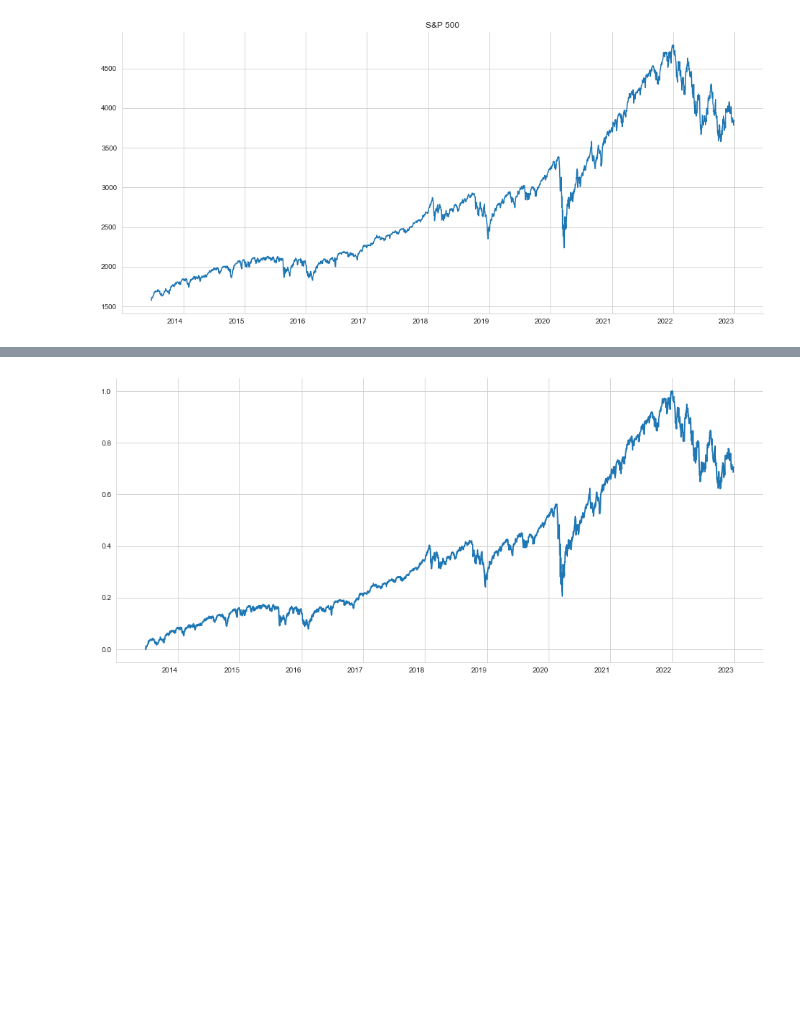
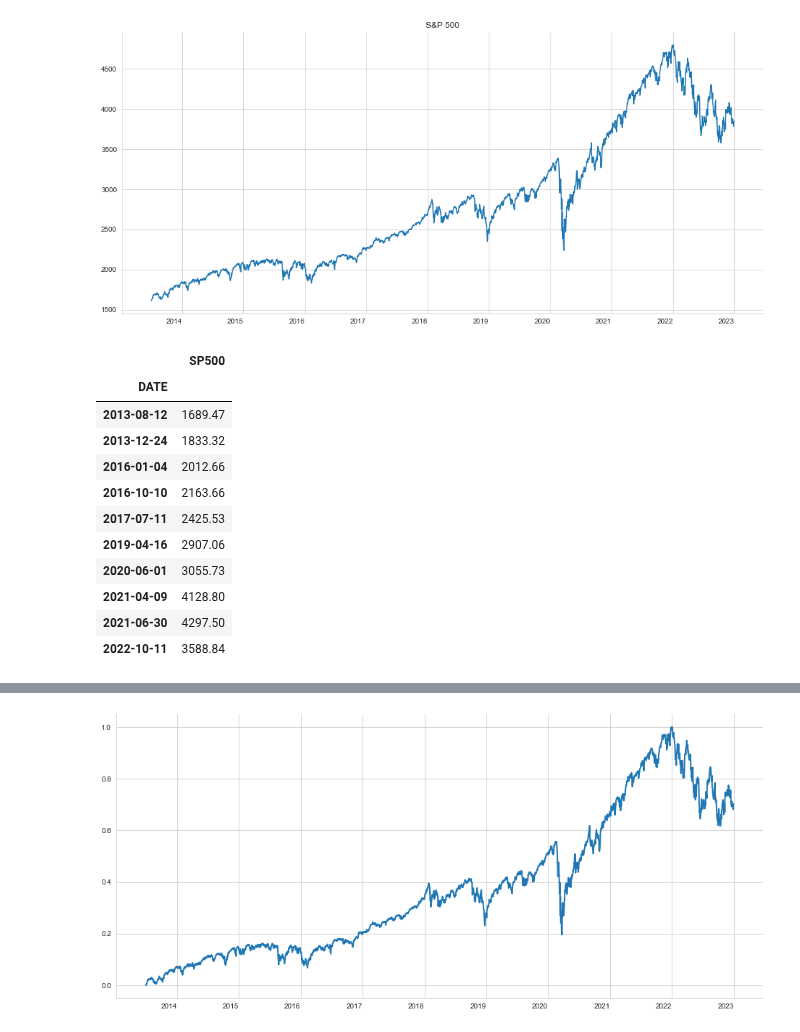
Before and after one commit to OliverJoo/quant_modeling, a Jupyter notebook: MDLing/RNN_UnivariateTimeSeriesRegression.ipynb, the cells around one changed output, grey strips where cells are left out. Drawn from its saved outputs; the diff is of its cells as text; code cells hidden in the pictures; blank space fills up the shorter version.

```diff
--- a/MDLing/RNN_UnivariateTimeSeriesRegression.ipynb
+++ b/MDLing/RNN_UnivariateTimeSeriesRegression.ipynb
@@ -46,6 +46,21 @@ ax.set_xlabel('')
 sns.despine()
 # %% [output]
 [figure]
+# %%
+sp500.sample(10).sort_index()
+# %% [output]
+|  | SP500 |
+| DATE |  |
+| 2013-08-12 | 1689.47 |
+| 2013-12-24 | 1833.32 |
+| 2016-01-04 | 2012.66 |
+| 2016-10-10 | 2163.66 |
+| 2017-07-11 | 2425.53 |
+| 2019-04-16 | 2907.06 |
+| 2020-06-01 | 3055.73 |
+| 2021-04-09 | 4128.80 |
+| 2021-06-30 | 4297.50 |
+| 2022-10-11 | 3588.84 |
 # %%
 # Preprocessing
 scaler = MinMaxScaler()
```
Also changed, not shown: parts of 9 cells of this notebook.
